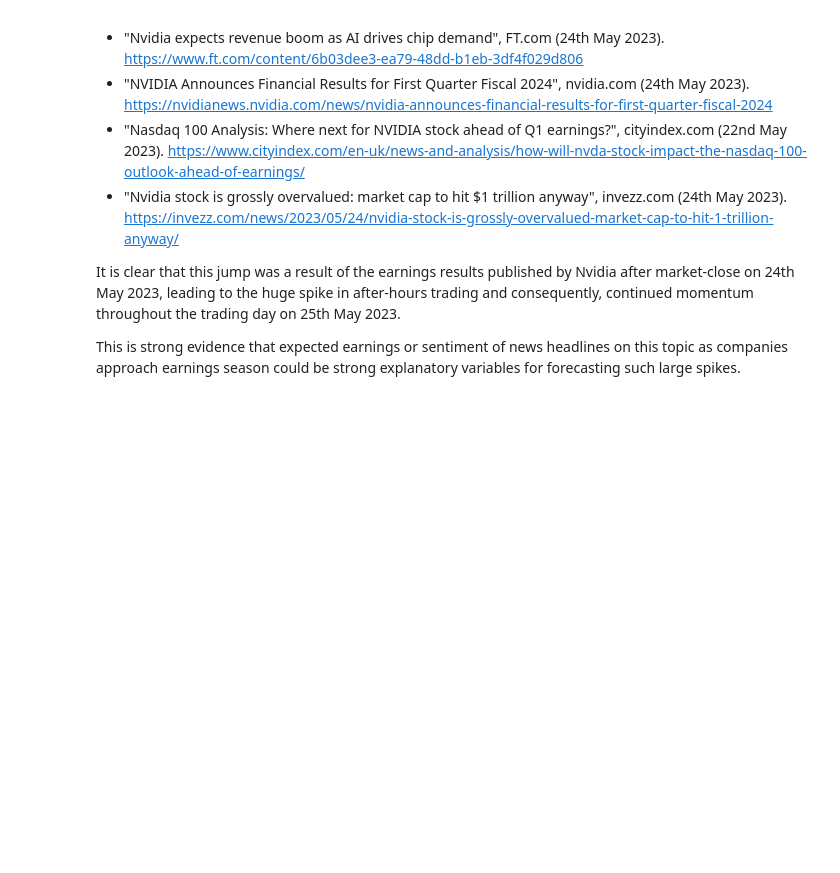
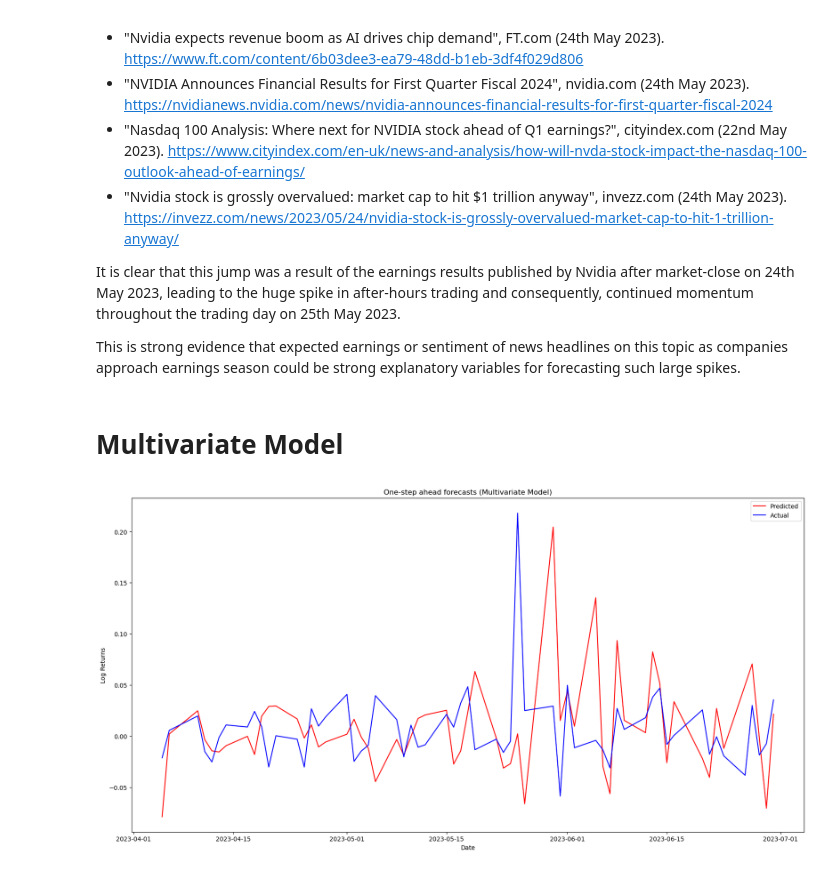
Before and after one commit to Buzzpod/ForecastX, a Jupyter notebook: Notebooks/NVDA_Univariate_Linear_Forecast.ipynb, the cells around one changed output. Drawn from its saved outputs; the diff is of its cells as text; code cells hidden in the pictures; blank space fills up the shorter version.

Commit message:
Added exog variables to dataset and mv model

```diff
--- a/Notebooks/NVDA_Univariate_Linear_Forecast.ipynb
+++ b/Notebooks/NVDA_Univariate_Linear_Forecast.ipynb
@@ -40,6 +42,7 @@ log_returns.index = pd.DatetimeIndex(log_returns.index).to_period('D')
 Then we prepare a train/test split for the Nvidia log return series which we will use later for fitting and testing the ARMA and GARCH models. In this instance, we cut the last 60 days for testing and the rest is used for training.
 # %%
 train, test = log_returns[:-60], log_returns[-60:]
+exog_train, exog_test = exog_variables[:-60], exog_variables[-60:]
 # %%
 month_year_formatter = mdates.DateFormatter('%Y-%m') # The "," is intentional.
 locator = mdates.MonthLocator(interval=3)
@@ -483,3 +486,5 @@ Looking at news articles in the days leading up to the jump, we see titles such
 It is clear that this jump was a result of the earnings results published by Nvidia after market-close on 24th May 2023, leading to the huge spike in after-hours trading and consequently, continued momentum throughout the trading day on 25th May 2023.
 
 This is strong evidence that expected earnings or sentiment of news headlines on this topic as companies approach earnings season could be strong explanatory variables for forecasting such large spikes.
+# %% [markdown]
+# Multivariate Model
@@ -485,0 +499,45 @@ This is strong evidence that expected earnings or sentiment of news headlines on
+# %%
+%%capture
+for t in range(len(test)):
+    # Fit the ARMA model to the data up to this point
+    arma_model_mv = sm.tsa.ARIMA(data_mv, exog=exog_mv, order=(best_arma_order[0], 0, best_arma_order[1]))
+    arma_res_mv = arma_model_mv.fit()
+
+    # Get the residuals from the ARMA model
+    residuals_mv = arma_res_mv.resid
+
+    # Fit the GARCH model on the residuals of the ARMA model
+    garch_model_mv = arch_model(residuals_mv*10, vol='Garch', p=best_garch_order[0], q=best_garch_order[1], dist='ged')
+    garch_res_mv = garch_model_mv.fit()
+
+    # Make a one-step ahead forecast
+    arma_forecast_mv = arma_res_mv.forecast(steps=1, exog=exog_mv.iloc[-1])  # Use the last known exogenous values in forecast
+    garch_forecast_mv = garch_res_mv.forecast(start=0)
+
+    # Re-scale the standard deviation of the GARCH forecast
+    garch_variance_rescaled_mv = garch_forecast_mv.variance.copy() / 100  # We divide by 100 because variance is in squared units
+
+    # Combine the forecasts
+    combined_forecast_mv = arma_forecast_mv[0] + np.sqrt(garch_variance_rescaled_mv.iloc[-1, :]) * np.random.normal(size=1)
+
+    # Add the forecast to the list of forecasts
+    forecasts_logret_mv.append(combined_forecast_mv[0])
+
+    # Add the actual value to the list of actuals
+    actuals_logret_mv.append(test.iloc[t])
+
+    # Add the new data point to the data
+    data_mv = pd.concat([data_mv, test.iloc[t:t+1]])
+    exog_mv = pd.concat([exog_mv, exog_test.iloc[t:t+1]])
+# %%
+# Plot the forecasts against the actuals
+plt.figure(figsize=(20, 10))
+plt.plot(test.index.to_timestamp(), forecasts_logret_mv, color='red', label='Predicted')
+plt.plot(test.index.to_timestamp(), actuals_logret_mv, color='blue', label='Actual')
+plt.title('One-step ahead forecasts (Multivariate Model)')
+plt.xlabel('Date')
+plt.ylabel('Log Returns')
+plt.legend()
+plt.show()
+# %% [output]
+[figure, added]
```
Also changed, not shown: parts of 14 cells of this notebook, 8 other files.
